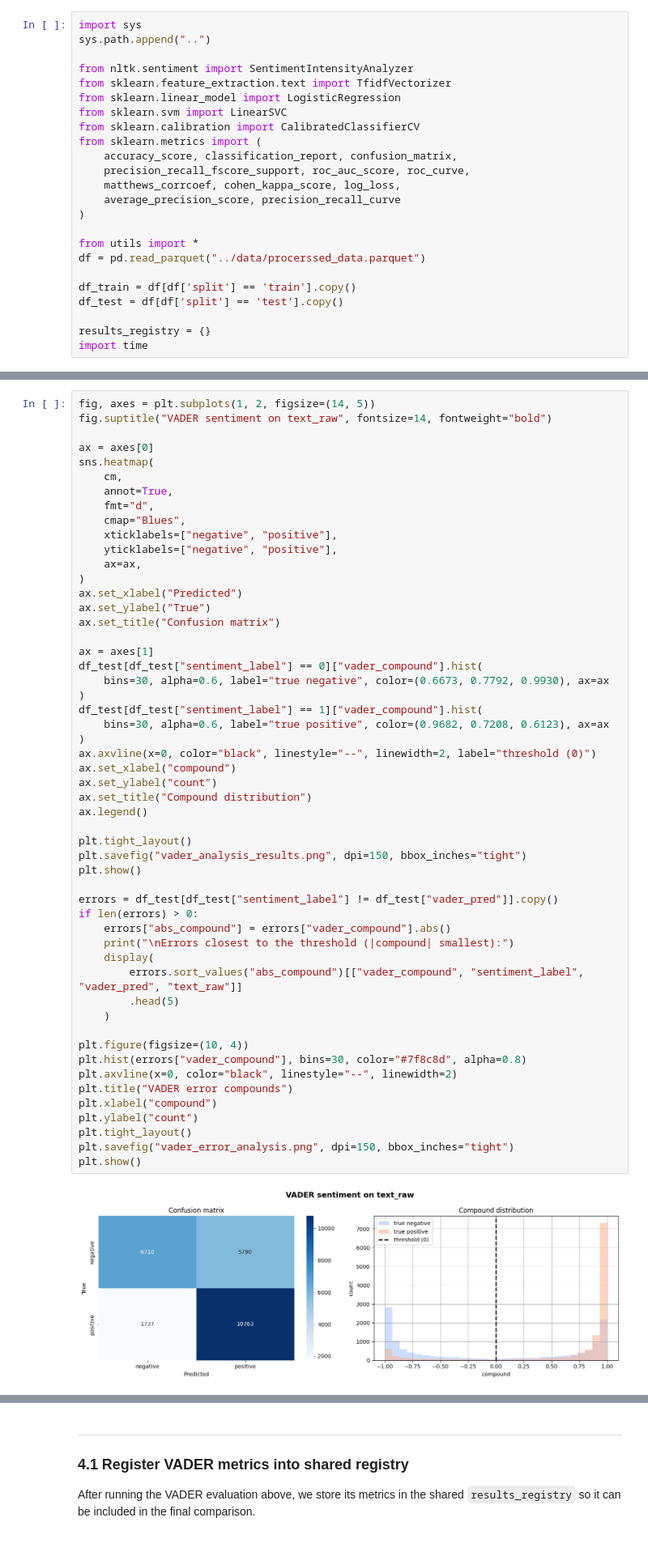
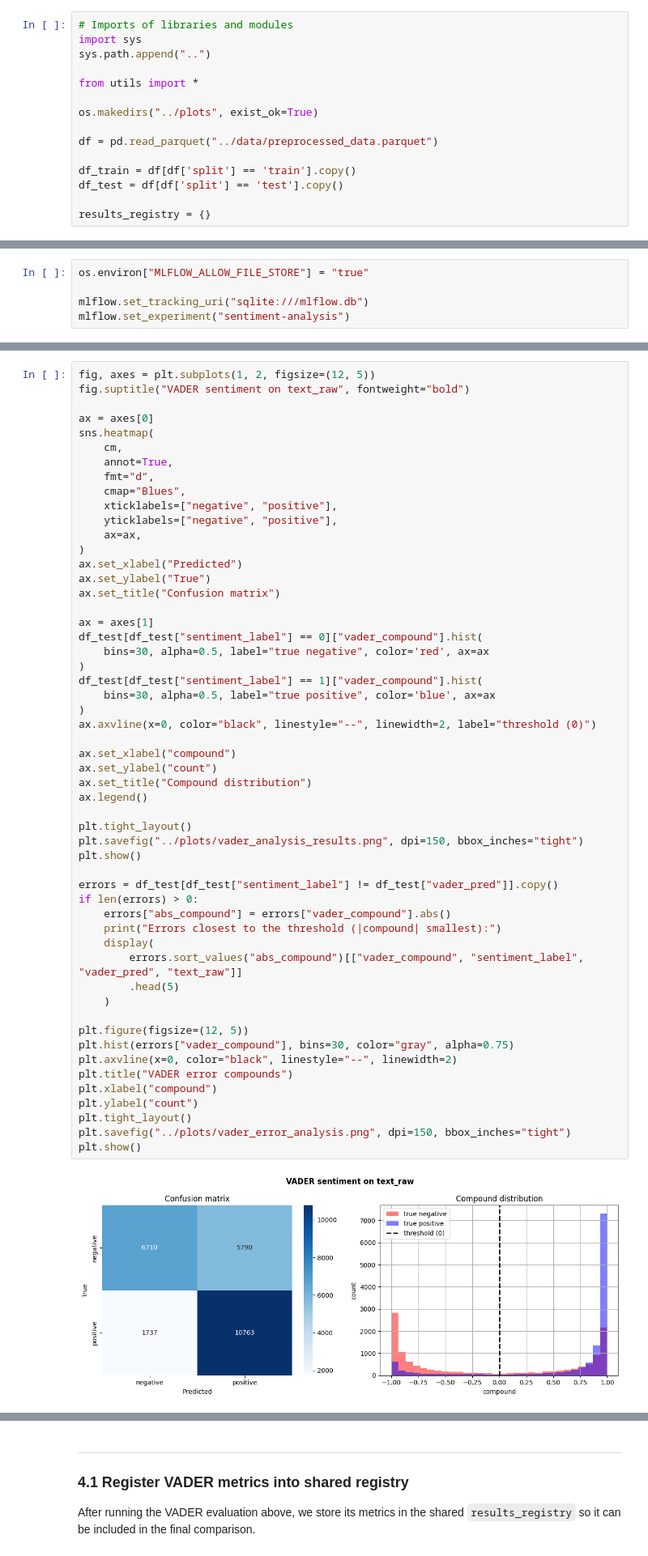
Before and after one commit to Kinga2004/Sentiment-analysis, a Jupyter notebook: notebooks/04_modeling.ipynb, the cells around one changed output, grey strips where cells are left out. Shown at 81% size. Drawn from its saved outputs; the diff is of its cells as text.

```diff
--- a/notebooks/04_modeling.ipynb
+++ b/notebooks/04_modeling.ipynb
@@ -1,24 +1,15 @@
 # %%
+# Imports of libraries and modules
 import sys
 sys.path.append("..")
 
-from nltk.sentiment import SentimentIntensityAnalyzer
-from sklearn.feature_extraction.text import TfidfVectorizer
-from sklearn.linear_model import LogisticRegression
-from sklearn.svm import LinearSVC
-from sklearn.calibration import CalibratedClassifierCV
-from sklearn.metrics import (
-    accuracy_score, classification_report, confusion_matrix,
-    precision_recall_fscore_support, roc_auc_score, roc_curve,
-    matthews_corrcoef, cohen_kappa_score, log_loss,
-    average_precision_score, precision_recall_curve
-)
+from utils import *
 
-from utils import *
-df = pd.read_parquet("../data/procerssed_data.parquet")
+os.makedirs("../plots", exist_ok=True)
+
+df = pd.read_parquet("../data/preprocessed_data.parquet")
 
 df_train = df[df['split'] == 'train'].copy()
 df_test = df[df['split'] == 'test'].copy()
 
 results_registry = {}
-import time
@@ -24,0 +35,5 @@ import time
+# %%
+os.environ["MLFLOW_ALLOW_FILE_STORE"] = "true"
+
+mlflow.set_tracking_uri("sqlite:///mlflow.db")
+mlflow.set_experiment("sentiment-analysis")
@@ -106,6 +106,6 @@ weighted avg       0.72      0.70      0.69     25000
 # %%
-fig, axes = plt.subplots(1, 2, figsize=(14, 5))
-fig.suptitle("VADER sentiment on text_raw", fontsize=14, fontweight="bold")
+fig, axes = plt.subplots(1, 2, figsize=(12, 5))
+fig.suptitle("VADER sentiment on text_raw", fontweight="bold")
 
 ax = axes[0]
 sns.heatmap(
@@ -123,40 +123,41 @@ ax.set_title("Confusion matrix")
 
 ax = axes[1]
 df_test[df_test["sentiment_label"] == 0]["vader_compound"].hist(
-    bins=30, alpha=0.6, label="true negative", color=(0.6673, 0.7792, 0.9930), ax=ax
+    bins=30, alpha=0.5, label="true negative", color='red', ax=ax
 )
 df_test[df_test["sentiment_label"] == 1]["vader_compound"].hist(
-    bins=30, alpha=0.6, label="true positive", color=(0.9682, 0.7208, 0.6123), ax=ax
+    bins=30, alpha=0.5, label="true positive", color='blue', ax=ax
 )
 ax.axvline(x=0, color="black", linestyle="--", linewidth=2, label="threshold (0)")
+
 ax.set_xlabel("compound")
 ax.set_ylabel("count")
 ax.set_title("Compound distribution")
 ax.legend()
 
 plt.tight_layout()
-plt.savefig("vader_analysis_results.png", dpi=150, bbox_inches="tight")
+plt.savefig("../plots/vader_analysis_results.png", dpi=150, bbox_inches="tight")
 plt.show()
 
 errors = df_test[df_test["sentiment_label"] != df_test["vader_pred"]].copy()
 if len(errors) > 0:
     errors["abs_compound"] = errors["vader_compound"].abs()
-    print("\nErrors closest to the threshold (|compound| smallest):")
+    print("Errors closest to the threshold (|compound| smallest):")
     display(
         errors.sort_values("abs_compound")[["vader_compound", "sentiment_label", "vader_pred", "text_raw"]]
         .head(5)
     )
 
-plt.figure(figsize=(10, 4))
-plt.hist(errors["vader_compound"], bins=30, color="#7f8c8d", alpha=0.8)
+plt.figure(figsize=(12, 5))
+plt.hist(errors["vader_compound"], bins=30, color="gray", alpha=0.75)
 plt.axvline(x=0, color="black", linestyle="--", linewidth=2)
 plt.title("VADER error compounds")
 plt.xlabel("compound")
 plt.ylabel("count")
 plt.tight_layout()
-plt.savefig("vader_error_analysis.png", dpi=150, bbox_inches="tight")
+plt.savefig("../plots/vader_error_analysis.png", dpi=150, bbox_inches="tight")
 plt.show()
 # %% [output]
-[figure, old version]
+[figure, new version]
 Errors closest to the threshold (|compound| smallest):
 |  | vader_compound | sentiment_label | vader_pred | text_raw |
```
Also changed, not shown: parts of 19 cells of this notebook.
